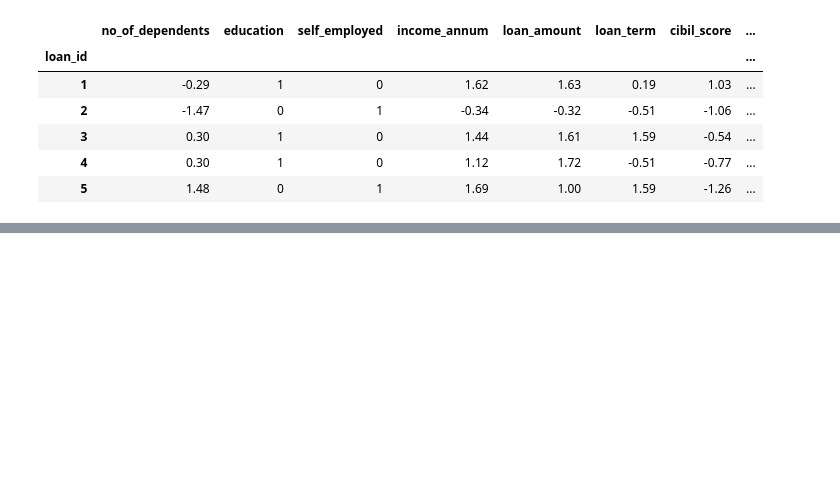
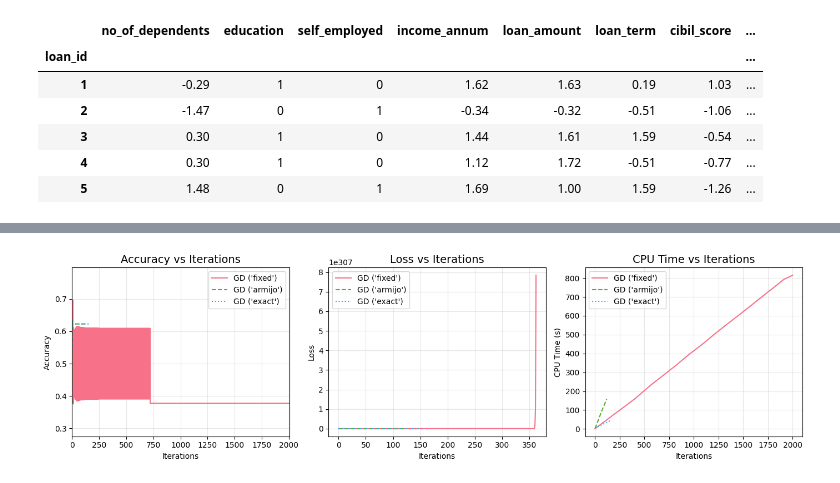
Before and after one commit to pavelihno/optimization-data-science, a Jupyter notebook: Homework.ipynb, the cells around one changed output, grey strips where cells are left out. Drawn from its saved outputs; the diff is of its cells as text; code cells hidden in the pictures; blank space fills up the shorter version.

```diff
--- a/Homework.ipynb
+++ b/Homework.ipynb
@@ -1214,0 +1309,7 @@ df.head()
+# %%
+compare_solvers(
+    loan_gd_solvers.values(),
+    loan_gd_solvers.keys()
+)
+# %% [output]
+[figure, added]
```
Also changed, not shown: parts of 11 cells of this notebook.
